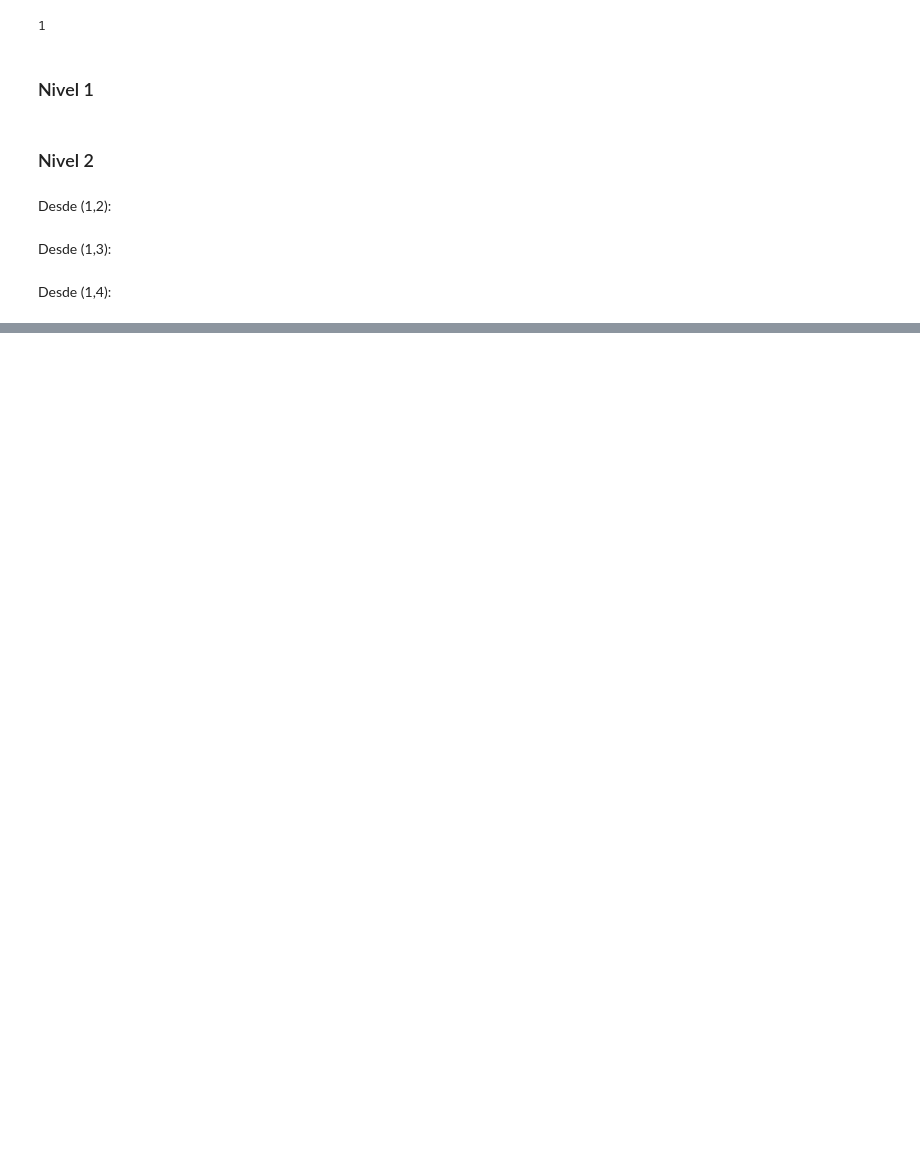
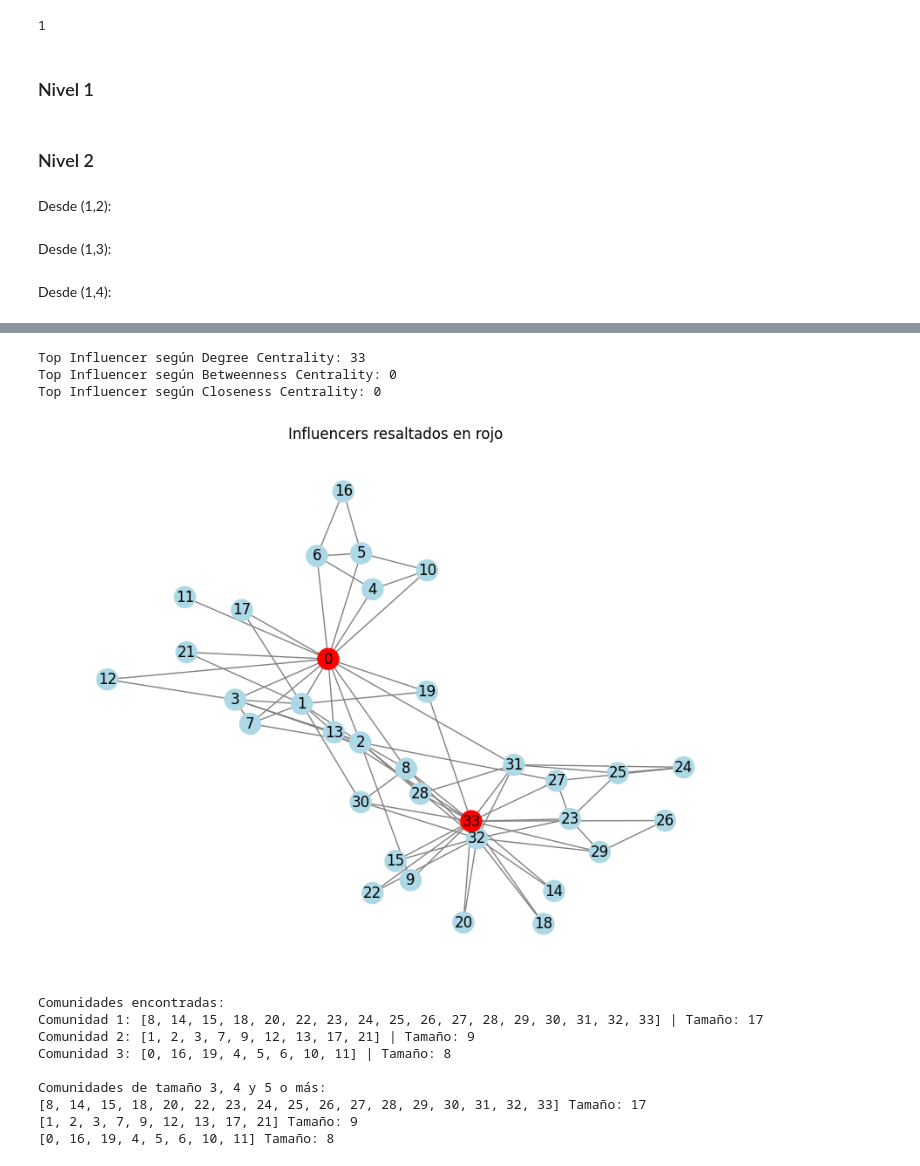
Before and after one commit to mac2218/IA-Lab04, a Jupyter notebook: Lab04.ipynb, the cells around one changed output, grey strips where cells are left out. Drawn from its saved outputs; the diff is of its cells as text; code cells hidden in the pictures; blank space fills up the shorter version.

```diff
--- a/Lab04.ipynb
+++ b/Lab04.ipynb
@@ -112,0 +244,71 @@ Desde (1,4):
+# %%
+# (d) Calcular métricas de centralidad
+degree_centrality = nx.degree_centrality(G)
+betweenness_centrality = nx.betweenness_centrality(G)
+closeness_centrality = nx.closeness_centrality(G)
+
+# Encontrar el Top Influencer según cada métrica
+top_degree = max(degree_centrality, key=degree_centrality.get)
+top_betweenness = max(betweenness_centrality, key=betweenness_centrality.get)
+top_closeness = max(closeness_centrality, key=closeness_centrality.get)
+
+print("Top Influencer según Degree Centrality:", top_degree)
+print("Top Influencer según Betweenness Centrality:", top_betweenness)
+print("Top Influencer según Closeness Centrality:", top_closeness)
+
+# Visualizar el grafo resaltando los influencers
+colors = []
+for node in G.nodes():
+    if node in [top_degree, top_betweenness, top_closeness]:
+        colors.append("red")
+    else:
+        colors.append("lightblue")
+
+plt.figure(figsize=(8,6))
+pos = nx.spring_layout(G, seed=42)
+nx.draw(G, pos, with_labels=True, node_color=colors, edge_color="gray")
+plt.title("Influencers resaltados en rojo")
+plt.show()
+
+
+# (e) Identificación de comunidades usando partición codiciosa
+from networkx.algorithms.community import greedy_modularity_communities
+
+communities = list(greedy_modularity_communities(G))
+
+print("\nComunidades encontradas:")
+for i, com in enumerate(communities):
+    print(f"Comunidad {i+1}: {list(com)} | Tamaño: {len(com)}")
+
+print("\nComunidades de tamaño 3, 4 y 5 o más:")
+for com in communities:
+    if len(com) >= 3:
+        print(list(com), "Tamaño:", len(com))
+
+
+# Visualización de comunidades
+node_colors = {}
+for i, com in enumerate(communities):
+    for node in com:
+        node_colors[node] = i
+
+colors = [node_colors[node] for node in G.nodes()]
+
+plt.figure(figsize=(8,6))
+nx.draw(G, pos, with_labels=True, node_color=colors, cmap=plt.cm.Set3, edge_color="gray")
+plt.title("Comunidades detectadas en la red")
+plt.show()
+# %% [output]
+Top Influencer según Degree Centrality: 33
+Top Influencer según Betweenness Centrality: 0
+Top Influencer según Closeness Centrality: 0
+[figure, added]
+Comunidades encontradas:
+Comunidad 1: [8, 14, 15, 18, 20, 22, 23, 24, 25, 26, 27, 28, 29, 30, 31, 32, 33] | Tamaño: 17
+Comunidad 2: [1, 2, 3, 7, 9, 12, 13, 17, 21] | Tamaño: 9
+Comunidad 3: [0, 16, 19, 4, 5, 6, 10, 11] | Tamaño: 8
+
+Comunidades de tamaño 3, 4 y 5 o más:
+[8, 14, 15, 18, 20, 22, 23, 24, 25, 26, 27, 28, 29, 30, 31, 32, 33] Tamaño: 17
+[1, 2, 3, 7, 9, 12, 13, 17, 21] Tamaño: 9
+[0, 16, 19, 4, 5, 6, 10, 11] Tamaño: 8
```
Also changed, not shown: parts of 8 cells of this notebook.
